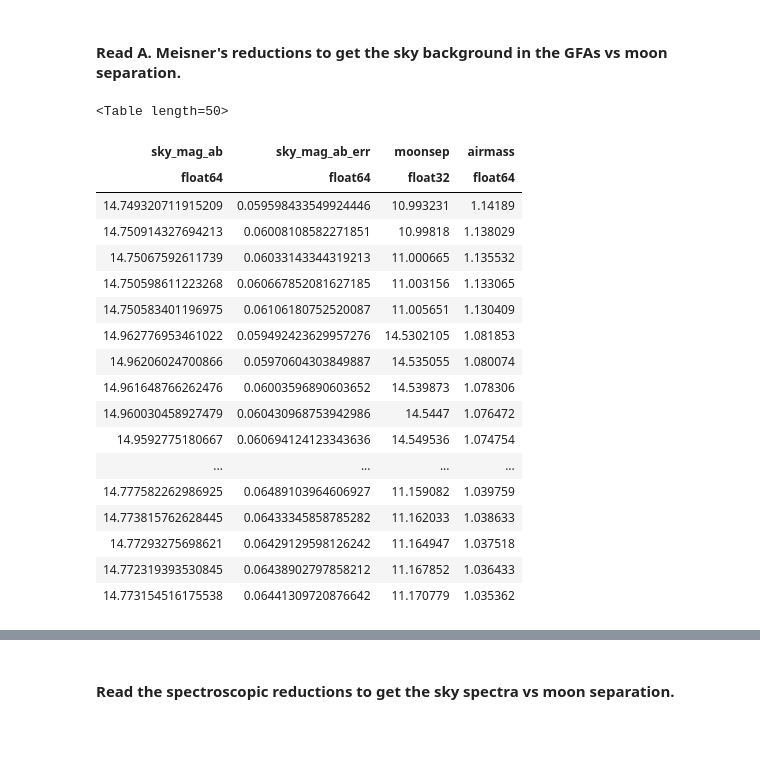
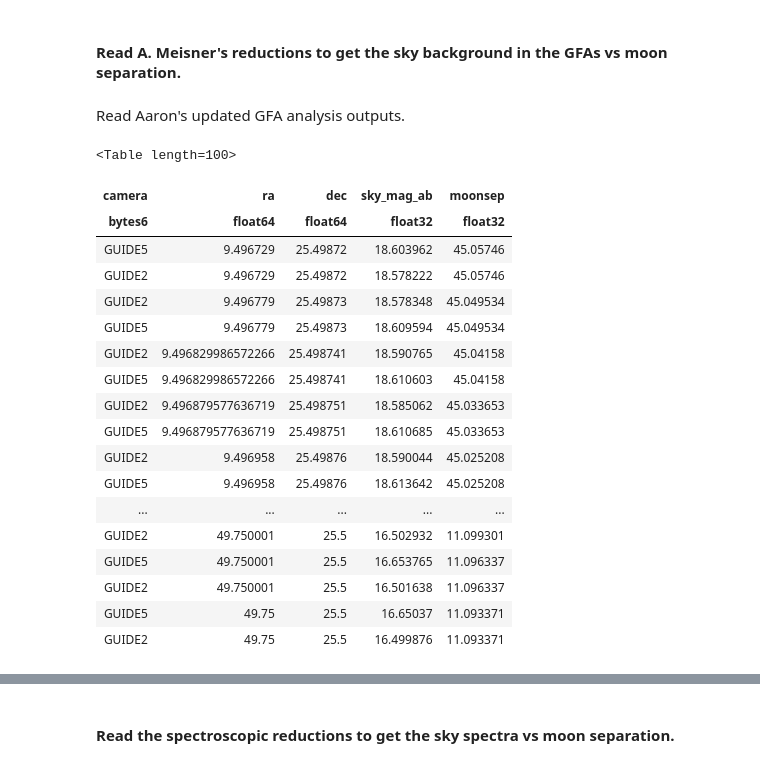
Before and after one commit to desihub/desicmx, a Jupyter notebook: analysis/specsky/sky-with-moon.ipynb, the cells around one changed output, grey strips where cells are left out. Cells and saved outputs as stored; diff of their text form; code cells hidden in the pictures; blank space fills up the shorter version.

```diff
--- a/analysis/specsky/sky-with-moon.ipynb
+++ b/analysis/specsky/sky-with-moon.ipynb
@@ -70,7 +90,10 @@ def read_gfa(night, expid, raw=False):
         out['sky_mag_ab'] = [np.mean(data['sky_mag_ab'])]
         out['sky_mag_ab_err'] = [np.std(data['sky_mag_ab']) / np.sqrt(len(data))]
         out['moonsep'] = [moonsep]
-        out['airmass'] = [hdr['AIRMASS']]
+        #out['airmass'] = [hdr['AIRMASS']]
+
+        out = out[np.argsort(out['moonsep'])[::-1]]
+
         return out
     else:
         return None
@@ -88,23 +111,50 @@ def gfa_sky(night):
+# %% [markdown]
+Read Aaron's updated GFA analysis outputs.
+# %%
+def gfa_sky_updated():
+    cat = Table(fitsio.read(os.getenv('DESI_ROOT')+'/users/ameisner/GFA/files/skymags-prelim.fits',
+                            lower=True))
+    cat = cat[(cat['expid'] >= expid_start) * (cat['expid'] <= expid_end)]
+
+    ra, dec, moonra, moondec = cat['skyra'], cat['skydec'], cat['ra_moon_deg'], cat['dec_moon_deg']
+    csky = SkyCoord(ra=ra*u.degree, dec=dec*u.degree, frame='icrs')
+    cmoon = SkyCoord(ra=moonra*u.degree, dec=moondec*u.degree, frame='icrs')
+    moonsep = np.array(csky.separation(cmoon).value) # [degree]
+
+    out = Table()
+    out['camera'] = cat['extname']
+    out['ra'] = cat['skyra']
+    out['dec'] = cat['skydec']
+    out['sky_mag_ab'] = cat['skymag_median_top_camera'].astype('f4')
+    #out['sky_mag_ab_err'] = [np.std(data['sky_mag_ab']) / np.sqrt(len(data))]
+    out['moonsep'] = moonsep.astype('f4')
+
+    out = out[np.argsort(out['moonsep'])[::-1]]
+
+    return out
 # %%
-gfa = gfa_sky(night)
+if False:
+    gfa = gfa_sky(night)
+else:
+    gfa = gfa_sky_updated()
 gfa
 # %% [output]
-<Table length=50>
+<Table length=100>
-| sky_mag_ab | sky_mag_ab_err | moonsep | airmass |
-| float64 | float64 | float32 | float64 |
-| 14.749320711915209 | 0.059598433549924446 | 10.993231 | 1.14189 |
-| 14.750914327694213 | 0.06008108582271851 | 10.99818 | 1.138029 |
-| 14.75067592611739 | 0.06033143344319213 | 11.000665 | 1.135532 |
-| 14.750598611223268 | 0.060667852081627185 | 11.003156 | 1.133065 |
-| 14.750583401196975 | 0.06106180752520087 | 11.005651 | 1.130409 |
-| 14.962776953461022 | 0.059492423629957276 | 14.5302105 | 1.081853 |
-| 14.96206024700866 | 0.05970604303849887 | 14.535055 | 1.080074 |
-| 14.961648766262476 | 0.06003596890603652 | 14.539873 | 1.078306 |
-| 14.960030458927479 | 0.060430968753942986 | 14.5447 | 1.076472 |
-| 14.9592775180667 | 0.060694124123343636 | 14.549536 | 1.074754 |
-| ... | ... | ... | ... |
-| 14.777582262986925 | 0.06489103964606927 | 11.159082 | 1.039759 |
-| 14.773815762628445 | 0.06433345858785282 | 11.162033 | 1.038633 |
-| 14.77293275698621 | 0.06429129598126242 | 11.164947 | 1.037518 |
-| 14.772319393530845 | 0.06438902797858212 | 11.167852 | 1.036433 |
-| 14.773154516175538 | 0.06441309720876642 | 11.170779 | 1.035362 |
+| camera | ra | dec | sky_mag_ab | moonsep |
+| bytes6 | float64 | float64 | float32 | float32 |
+| GUIDE5 | 9.496729 | 25.49872 | 18.603962 | 45.05746 |
+| GUIDE2 | 9.496729 | 25.49872 | 18.578222 | 45.05746 |
+| GUIDE2 | 9.496779 | 25.49873 | 18.578348 | 45.049534 |
+| GUIDE5 | 9.496779 | 25.49873 | 18.609594 | 45.049534 |
+| GUIDE2 | 9.496829986572266 | 25.498741 | 18.590765 | 45.04158 |
+| GUIDE5 | 9.496829986572266 | 25.498741 | 18.610603 | 45.04158 |
+| GUIDE2 | 9.496879577636719 | 25.498751 | 18.585062 | 45.033653 |
+| GUIDE5 | 9.496879577636719 | 25.498751 | 18.610685 | 45.033653 |
+| GUIDE2 | 9.496958 | 25.49876 | 18.590044 | 45.025208 |
+| GUIDE5 | 9.496958 | 25.49876 | 18.613642 | 45.025208 |
+| ... | ... | ... | ... | ... |
+| GUIDE2 | 49.750001 | 25.5 | 16.502932 | 11.099301 |
+| GUIDE5 | 49.750001 | 25.5 | 16.653765 | 11.096337 |
+| GUIDE2 | 49.750001 | 25.5 | 16.501638 | 11.096337 |
+| GUIDE5 | 49.75 | 25.5 | 16.65037 | 11.093371 |
+| GUIDE2 | 49.75 | 25.5 | 16.499876 | 11.093371 |
```
Also changed, not shown: parts of 16 cells of this notebook.
